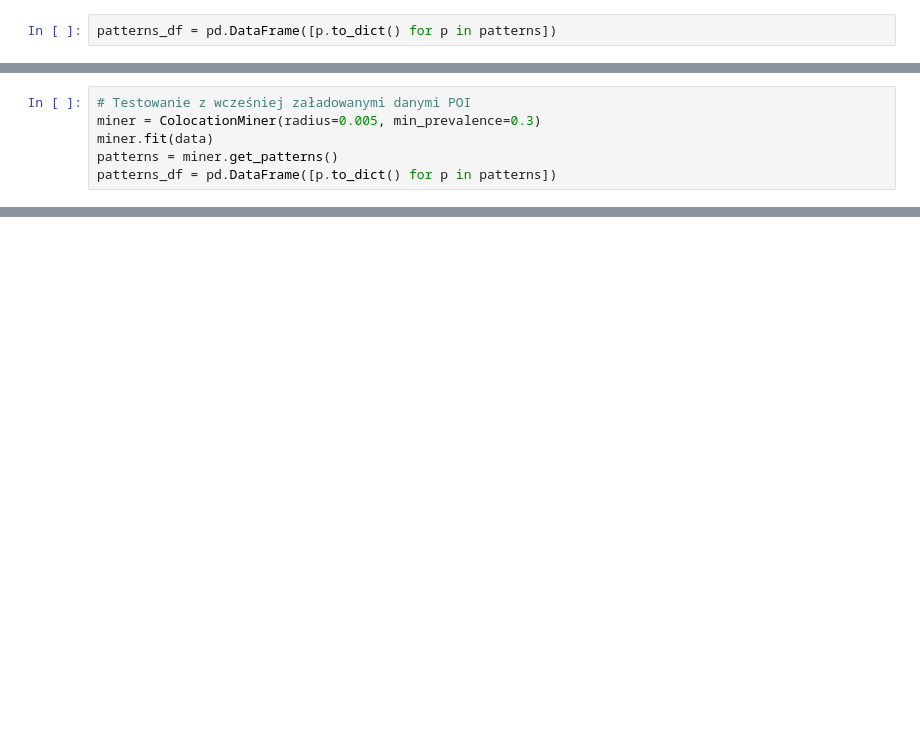
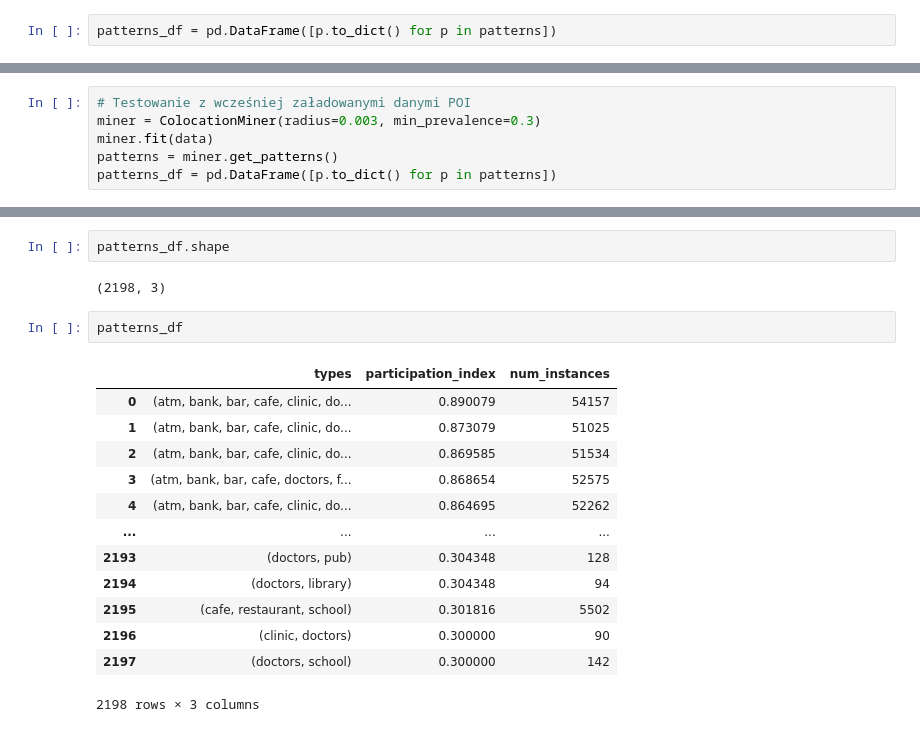
Before and after one commit to kklassa/spatial-colocation-patterns, a Jupyter notebook: data_exploration.ipynb, the cells around one changed output, grey strips where cells are left out. Cells and saved outputs as stored; diff of their text form; blank space fills up the shorter version.

```diff
--- a/data_exploration.ipynb
+++ b/data_exploration.ipynb
@@ -373,6 +426,6 @@ class ColocationMiner:
 # %%
 # Testowanie z wcześniej załadowanymi danymi POI
-miner = ColocationMiner(radius=0.005, min_prevalence=0.3)
+miner = ColocationMiner(radius=0.003, min_prevalence=0.3)
 miner.fit(data)
 patterns = miner.get_patterns()
 patterns_df = pd.DataFrame([p.to_dict() for p in patterns])
@@ -380,0 +450,20 @@ KeyboardInterrupt:
+# %%
+patterns_df.shape
+# %% [output]
+(2198, 3)
+# %%
+patterns_df
+# %% [output]
+|  | types | participation_index | num_instances |
+| 0 | (atm, bank, bar, cafe, clinic, do... | 0.890079 | 54157 |
+| 1 | (atm, bank, bar, cafe, clinic, do... | 0.873079 | 51025 |
+| 2 | (atm, bank, bar, cafe, clinic, do... | 0.869585 | 51534 |
+| 3 | (atm, bank, bar, cafe, doctors, f... | 0.868654 | 52575 |
+| 4 | (atm, bank, bar, cafe, clinic, do... | 0.864695 | 52262 |
+| ... | ... | ... | ... |
+| 2193 | (doctors, pub) | 0.304348 | 128 |
+| 2194 | (doctors, library) | 0.304348 | 94 |
+| 2195 | (cafe, restaurant, school) | 0.301816 | 5502 |
+| 2196 | (clinic, doctors) | 0.300000 | 90 |
+| 2197 | (doctors, school) | 0.300000 | 142 |
+2198 rows × 3 columns
```
Also changed, not shown: parts of 12 cells of this notebook.
